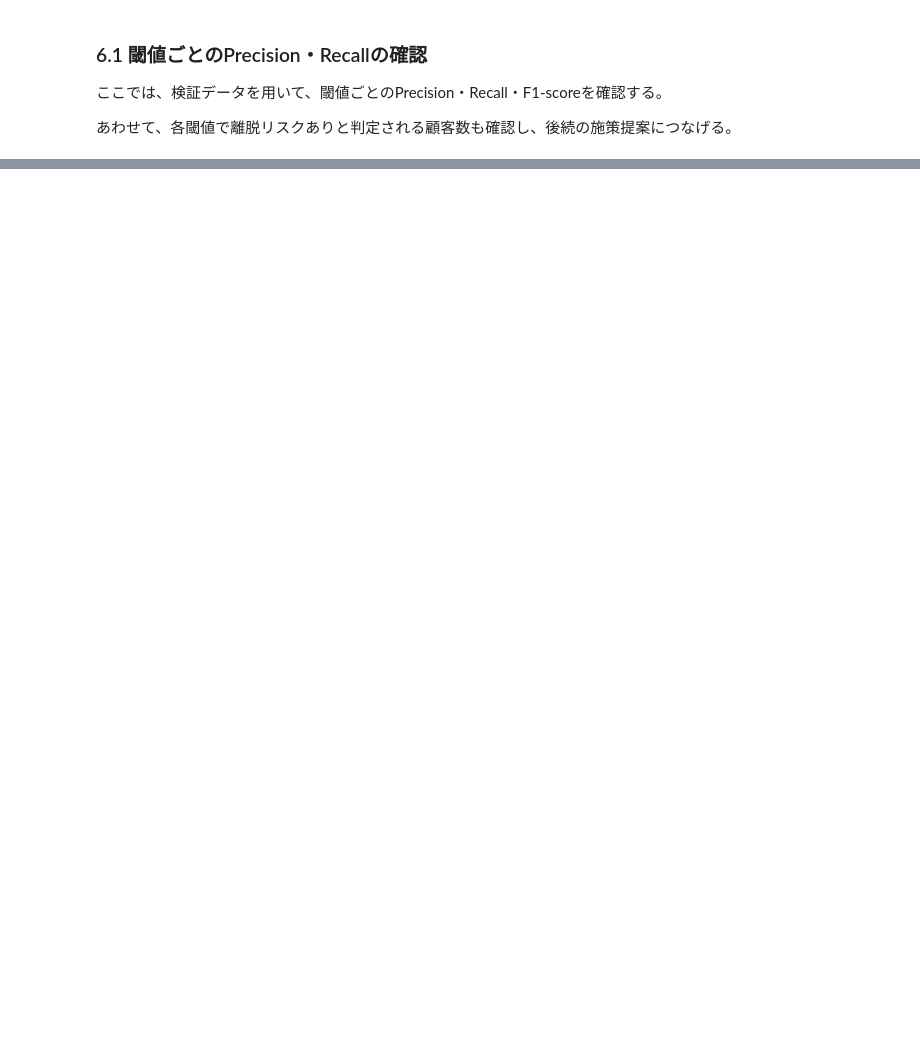
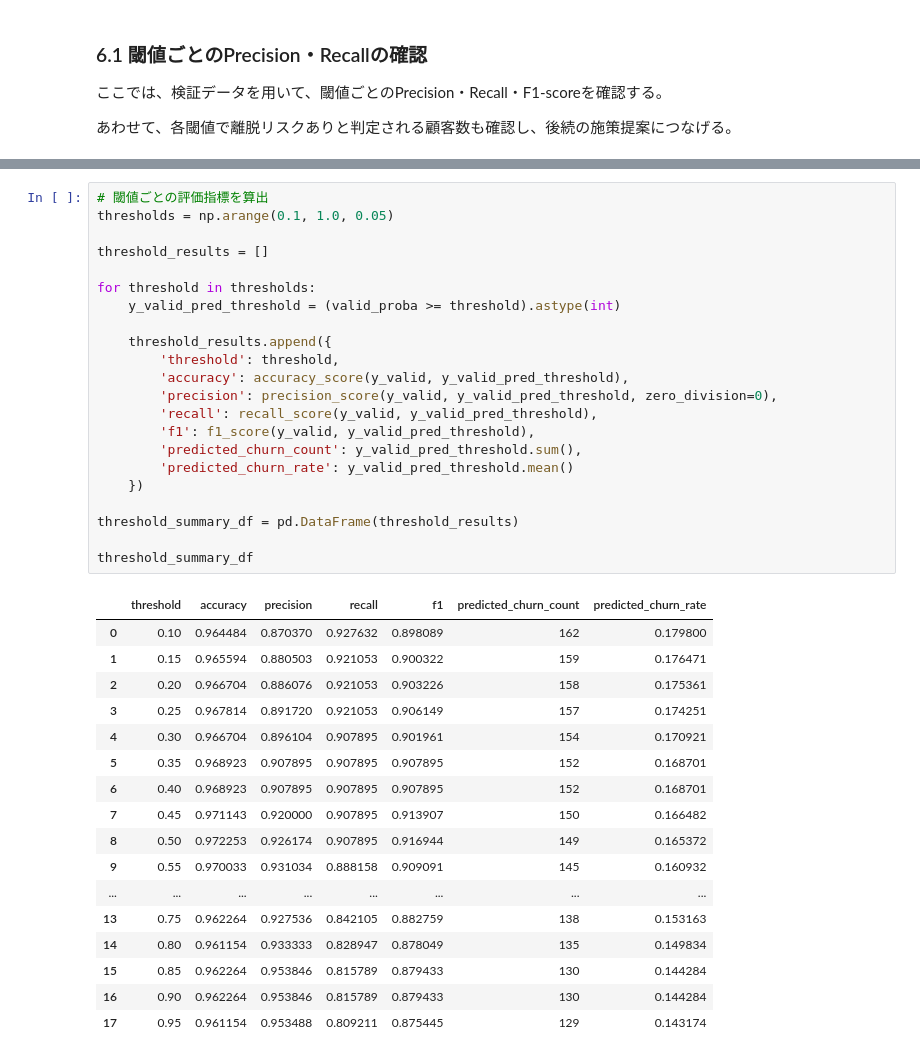
Before and after one commit to toshi039a/retail-demand-forecast, a Jupyter notebook: 離脱予測PF_20260503.ipynb, the cells around one changed output, grey strips where cells are left out. Cells and saved outputs as stored; diff of their text form; blank space fills up the shorter version.

```diff
--- a/離脱予測PF_20260503.ipynb
+++ b/離脱予測PF_20260503.ipynb
@@ -1382,0 +1404,40 @@ tuning_comparison.round(3)
+# %%
+# 閾値ごとの評価指標を算出
+thresholds = np.arange(0.1, 1.0, 0.05)
+
+threshold_results = []
+
+for threshold in thresholds:
+    y_valid_pred_threshold = (valid_proba >= threshold).astype(int)
+
+    threshold_results.append({
+        'threshold': threshold,
+        'accuracy': accuracy_score(y_valid, y_valid_pred_threshold),
+        'precision': precision_score(y_valid, y_valid_pred_threshold, zero_division=0),
+        'recall': recall_score(y_valid, y_valid_pred_threshold),
+        'f1': f1_score(y_valid, y_valid_pred_threshold),
+        'predicted_churn_count': y_valid_pred_threshold.sum(),
+        'predicted_churn_rate': y_valid_pred_threshold.mean()
+    })
+
+threshold_summary_df = pd.DataFrame(threshold_results)
+
+threshold_summary_df
+# %% [output]
+|  | threshold | accuracy | precision | recall | f1 | predicted_churn_count | predicted_churn_rate |
+| 0 | 0.10 | 0.964484 | 0.870370 | 0.927632 | 0.898089 | 162 | 0.179800 |
+| 1 | 0.15 | 0.965594 | 0.880503 | 0.921053 | 0.900322 | 159 | 0.176471 |
+| 2 | 0.20 | 0.966704 | 0.886076 | 0.921053 | 0.903226 | 158 | 0.175361 |
+| 3 | 0.25 | 0.967814 | 0.891720 | 0.921053 | 0.906149 | 157 | 0.174251 |
+| 4 | 0.30 | 0.966704 | 0.896104 | 0.907895 | 0.901961 | 154 | 0.170921 |
+| 5 | 0.35 | 0.968923 | 0.907895 | 0.907895 | 0.907895 | 152 | 0.168701 |
+| 6 | 0.40 | 0.968923 | 0.907895 | 0.907895 | 0.907895 | 152 | 0.168701 |
+| 7 | 0.45 | 0.971143 | 0.920000 | 0.907895 | 0.913907 | 150 | 0.166482 |
+| 8 | 0.50 | 0.972253 | 0.926174 | 0.907895 | 0.916944 | 149 | 0.165372 |
+| 9 | 0.55 | 0.970033 | 0.931034 | 0.888158 | 0.909091 | 145 | 0.160932 |
+| ... | ... | ... | ... | ... | ... | ... | ... |
+| 13 | 0.75 | 0.962264 | 0.927536 | 0.842105 | 0.882759 | 138 | 0.153163 |
+| 14 | 0.80 | 0.961154 | 0.933333 | 0.828947 | 0.878049 | 135 | 0.149834 |
+| 15 | 0.85 | 0.962264 | 0.953846 | 0.815789 | 0.879433 | 130 | 0.144284 |
+| 16 | 0.90 | 0.962264 | 0.953846 | 0.815789 | 0.879433 | 130 | 0.144284 |
+| 17 | 0.95 | 0.961154 | 0.953488 | 0.809211 | 0.875445 | 129 | 0.143174 |
```
Also changed, not shown: parts of 22 cells of this notebook.
